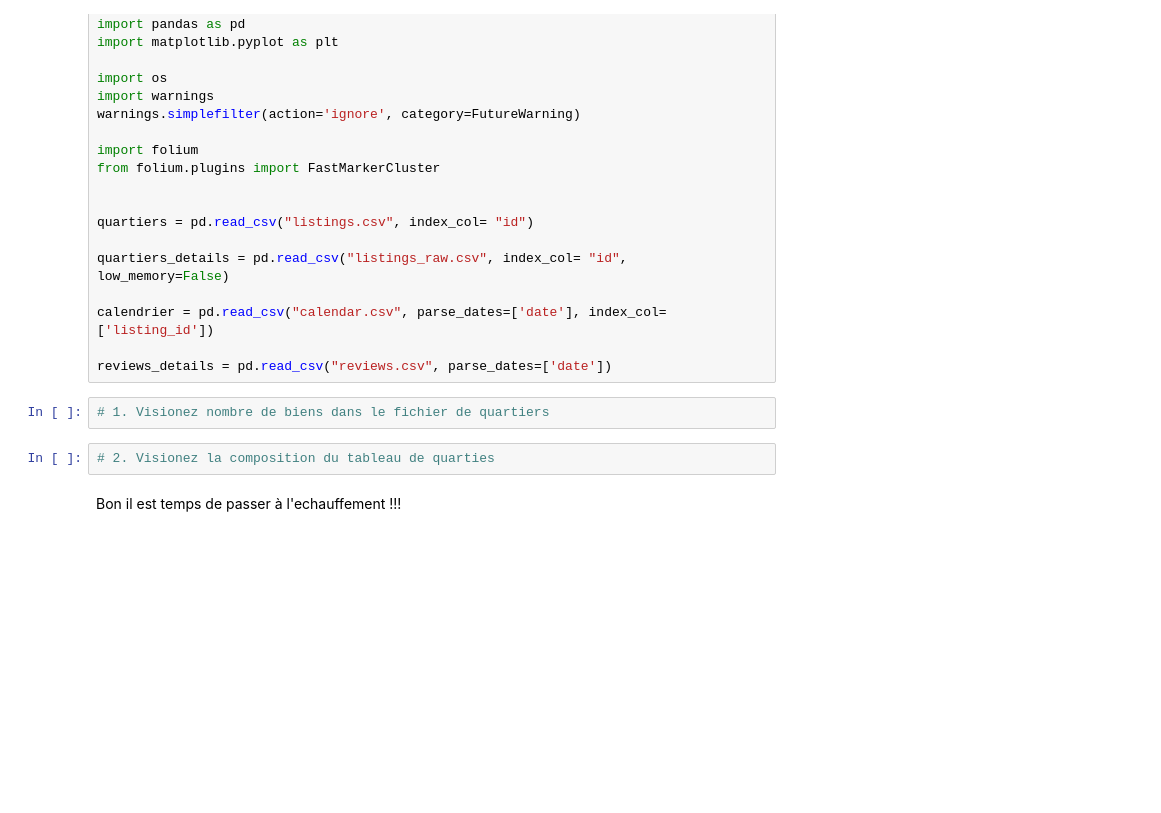
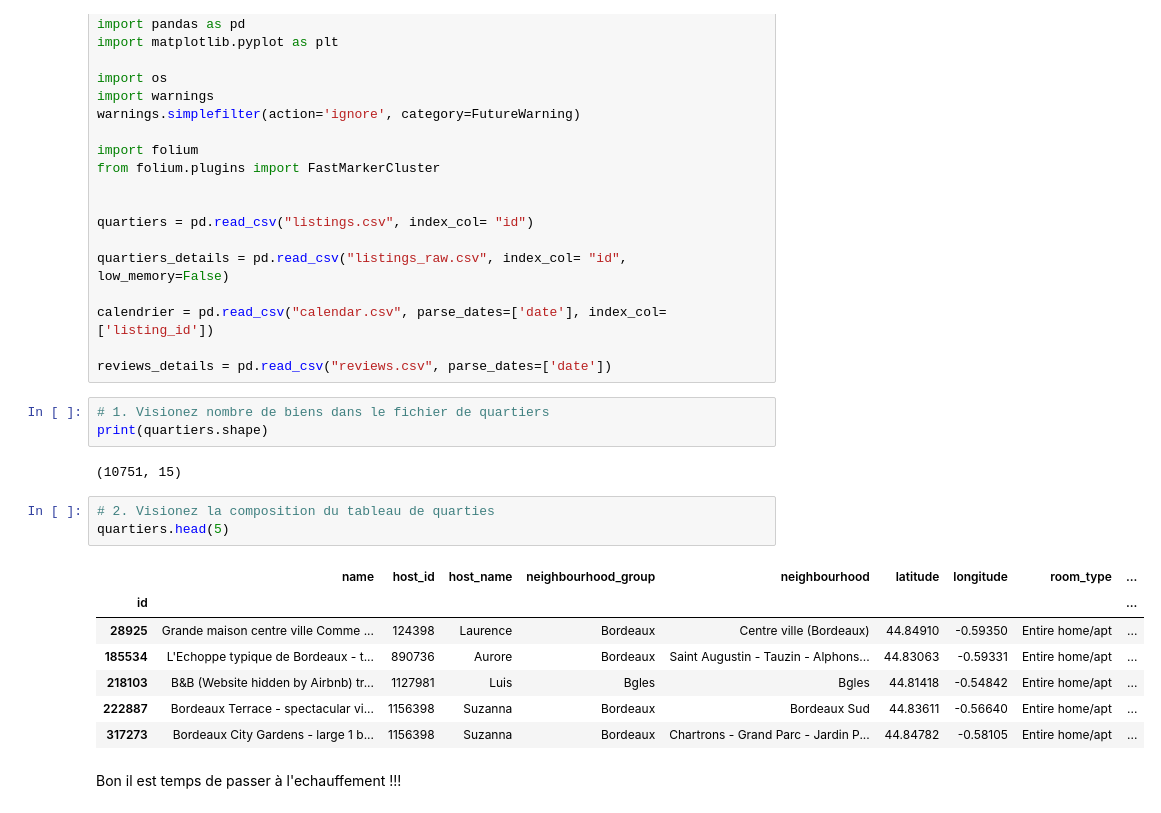
Before and after one commit to Joz84/auto-ateliers-simplon, a Jupyter notebook: airbnb_bordeaux.ipynb, the cells around one changed output. Drawn from its saved outputs; the diff is of its cells as text; blank space fills up the shorter version.

```diff
--- a/airbnb_bordeaux.ipynb
+++ b/airbnb_bordeaux.ipynb
@@ -26,8 +26,20 @@ calendrier = pd.read_csv("calendar.csv", parse_dates=['date'], index_col=['listi
 reviews_details = pd.read_csv("reviews.csv", parse_dates=['date'])
 # %%
 # 1. Visionez nombre de biens dans le fichier de quartiers
+print(quartiers.shape)
+# %% [output]
+(10751, 15)
 # %%
 # 2. Visionez la composition du tableau de quarties
+quartiers.head(5)
+# %% [output]
+|  | name | host_id | host_name | neighbourhood_group | neighbourhood | latitude | longitude | room_type | ... |
+| id |  |  |  |  |  |  |  |  | ... |
+| 28925 | Grande maison centre ville Comme ... | 124398 | Laurence | Bordeaux | Centre ville (Bordeaux) | 44.84910 | -0.59350 | Entire home/apt | ... |
+| 185534 | L'Echoppe typique de Bordeaux - t... | 890736 | Aurore | Bordeaux | Saint Augustin - Tauzin - Alphons... | 44.83063 | -0.59331 | Entire home/apt | ... |
+| 218103 | B&B (Website hidden by Airbnb) tr... | 1127981 | Luis | Bgles | Bgles | 44.81418 | -0.54842 | Entire home/apt | ... |
+| 222887 | Bordeaux Terrace - spectacular vi... | 1156398 | Suzanna | Bordeaux | Bordeaux Sud | 44.83611 | -0.56640 | Entire home/apt | ... |
+| 317273 | Bordeaux City Gardens - large 1 b... | 1156398 | Suzanna | Bordeaux | Chartrons - Grand Parc - Jardin P... | 44.84782 | -0.58105 | Entire home/apt | ... |
 # %% [markdown]
 Bon il est temps de passer à l'echauffement !!!
 # %%
```
Also changed, not shown: parts of 9 cells of this notebook.
